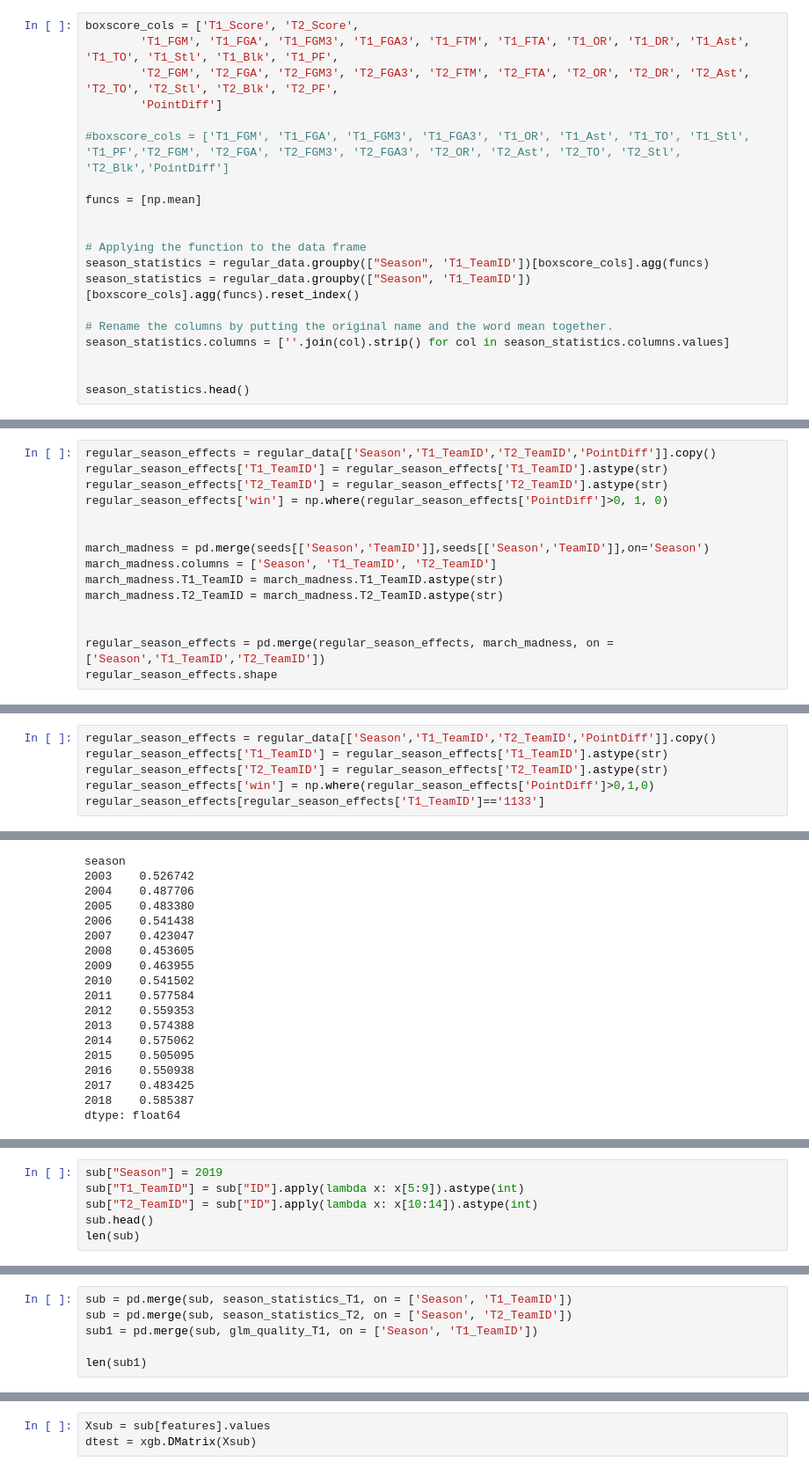
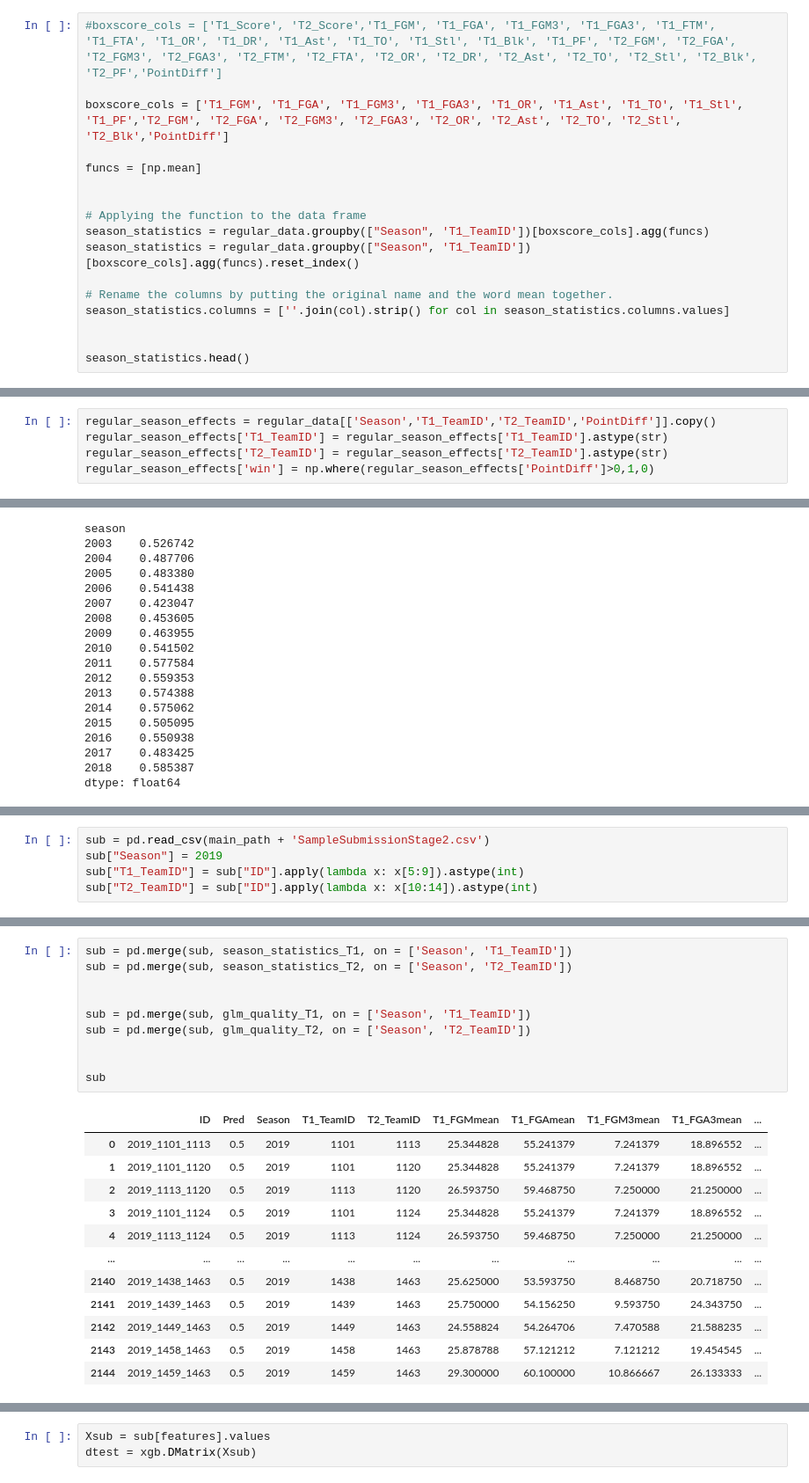
Before and after one commit to YT-Hwang/Kaggle_Competion, a Jupyter notebook: Google Cloud & NCAA® ML Competition 2020-NCAAM/Reference/paris madness.ipynb, the cells around one changed output, grey strips where cells are left out. Shown at 88% size. Saved outputs shown, nothing was run; the diff lists cells and outputs as text.

```diff
--- a/Google Cloud & NCAA® ML Competition 2020-NCAAM/Reference/paris madness.ipynb
+++ b/Google Cloud & NCAA® ML Competition 2020-NCAAM/Reference/paris madness.ipynb
@@ -59,12 +74,9 @@ tourney_data = prepare_data(tourney_results)
 # %% [markdown]
 # Feature Engineering
 # %%
-boxscore_cols = ['T1_Score', 'T2_Score',
-        'T1_FGM', 'T1_FGA', 'T1_FGM3', 'T1_FGA3', 'T1_FTM', 'T1_FTA', 'T1_OR', 'T1_DR', 'T1_Ast', 'T1_TO', 'T1_Stl', 'T1_Blk', 'T1_PF',
-        'T2_FGM', 'T2_FGA', 'T2_FGM3', 'T2_FGA3', 'T2_FTM', 'T2_FTA', 'T2_OR', 'T2_DR', 'T2_Ast', 'T2_TO', 'T2_Stl', 'T2_Blk', 'T2_PF',
-        'PointDiff']
+#boxscore_cols = ['T1_Score', 'T2_Score','T1_FGM', 'T1_FGA', 'T1_FGM3', 'T1_FGA3', 'T1_FTM', 'T1_FTA', 'T1_OR', 'T1_DR', 'T1_Ast', 'T1_TO', 'T1_Stl', 'T1_Blk', 'T1_PF', 'T2_FGM', 'T2_FGA', 'T2_FGM3', 'T2_FGA3', 'T2_FTM', 'T2_FTA', 'T2_OR', 'T2_DR', 'T2_Ast', 'T2_TO', 'T2_Stl', 'T2_Blk', 'T2_PF','PointDiff']
 
-#boxscore_cols = ['T1_FGM', 'T1_FGA', 'T1_FGM3', 'T1_FGA3', 'T1_OR', 'T1_Ast', 'T1_TO', 'T1_Stl', 'T1_PF','T2_FGM', 'T2_FGA', 'T2_FGM3', 'T2_FGA3', 'T2_OR', 'T2_Ast', 'T2_TO', 'T2_Stl', 'T2_Blk','PointDiff']
+boxscore_cols = ['T1_FGM', 'T1_FGA', 'T1_FGM3', 'T1_FGA3', 'T1_OR', 'T1_Ast', 'T1_TO', 'T1_Stl', 'T1_PF','T2_FGM', 'T2_FGA', 'T2_FGM3', 'T2_FGA3', 'T2_OR', 'T2_Ast', 'T2_TO', 'T2_Stl', 'T2_Blk','PointDiff']
 
 funcs = [np.mean]
 
@@ -138,14 +150,4 @@ tourney_data = pd.merge(tourney_data, last14days_stats_T2, on = ['Season', 'T2_T
 regular_season_effects = regular_data[['Season','T1_TeamID','T2_TeamID','PointDiff']].copy()
 regular_season_effects['T1_TeamID'] = regular_season_effects['T1_TeamID'].astype(str)
 regular_season_effects['T2_TeamID'] = regular_season_effects['T2_TeamID'].astype(str)
-regular_season_effects['win'] = np.where(regular_season_effects['PointDiff']>0, 1, 0)
-
-
-march_madness = pd.merge(seeds[['Season','TeamID']],seeds[['Season','TeamID']],on='Season')
-march_madness.columns = ['Season', 'T1_TeamID', 'T2_TeamID']
-march_madness.T1_TeamID = march_madness.T1_TeamID.astype(str)
-march_madness.T2_TeamID = march_madness.T2_TeamID.astype(str)
-
-
-regular_season_effects = pd.merge(regular_season_effects, march_madness, on = ['Season','T1_TeamID','T2_TeamID'])
-regular_season_effects.shape
+regular_season_effects['win'] = np.where(regular_season_effects['PointDiff']>0,1,0)
@@ -154,6 +153,0 @@ regular_season_effects.shape
-# %%
-regular_season_effects = regular_data[['Season','T1_TeamID','T2_TeamID','PointDiff']].copy()
-regular_season_effects['T1_TeamID'] = regular_season_effects['T1_TeamID'].astype(str)
-regular_season_effects['T2_TeamID'] = regular_season_effects['T2_TeamID'].astype(str)
-regular_season_effects['win'] = np.where(regular_season_effects['PointDiff']>0,1,0)
-regular_season_effects[regular_season_effects['T1_TeamID']=='1133']
@@ -579,6 +527,5 @@ len(sub)
 # %%
+sub = pd.read_csv(main_path + 'SampleSubmissionStage2.csv')
 sub["Season"] = 2019
 sub["T1_TeamID"] = sub["ID"].apply(lambda x: x[5:9]).astype(int)
 sub["T2_TeamID"] = sub["ID"].apply(lambda x: x[10:14]).astype(int)
-sub.head()
-len(sub)
@@ -627,7 +532,23 @@ glm_quality_T1[glm_quality_T1['T1_TeamID'] == 1133]
 # %%
 sub = pd.merge(sub, season_statistics_T1, on = ['Season', 'T1_TeamID'])
 sub = pd.merge(sub, season_statistics_T2, on = ['Season', 'T2_TeamID'])
-sub1 = pd.merge(sub, glm_quality_T1, on = ['Season', 'T1_TeamID'])
 
-len(sub1)
+
+sub = pd.merge(sub, glm_quality_T1, on = ['Season', 'T1_TeamID'])
+sub = pd.merge(sub, glm_quality_T2, on = ['Season', 'T2_TeamID'])
+
+
+sub
 # %% [output]
+|  | ID | Pred | Season | T1_TeamID | T2_TeamID | T1_FGMmean | T1_FGAmean | T1_FGM3mean | T1_FGA3mean | ... |
+| 0 | 2019_1101_1113 | 0.5 | 2019 | 1101 | 1113 | 25.344828 | 55.241379 | 7.241379 | 18.896552 | ... |
+| 1 | 2019_1101_1120 | 0.5 | 2019 | 1101 | 1120 | 25.344828 | 55.241379 | 7.241379 | 18.896552 | ... |
+| 2 | 2019_1113_1120 | 0.5 | 2019 | 1113 | 1120 | 26.593750 | 59.468750 | 7.250000 | 21.250000 | ... |
+| 3 | 2019_1101_1124 | 0.5 | 2019 | 1101 | 1124 | 25.344828 | 55.241379 | 7.241379 | 18.896552 | ... |
+| 4 | 2019_1113_1124 | 0.5 | 2019 | 1113 | 1124 | 26.593750 | 59.468750 | 7.250000 | 21.250000 | ... |
+| ... | ... | ... | ... | ... | ... | ... | ... | ... | ... | ... |
+| 2140 | 2019_1438_1463 | 0.5 | 2019 | 1438 | 1463 | 25.625000 | 53.593750 | 8.468750 | 20.718750 | ... |
+| 2141 | 2019_1439_1463 | 0.5 | 2019 | 1439 | 1463 | 25.750000 | 54.156250 | 9.593750 | 24.343750 | ... |
+| 2142 | 2019_1449_1463 | 0.5 | 2019 | 1449 | 1463 | 24.558824 | 54.264706 | 7.470588 | 21.588235 | ... |
+| 2143 | 2019_1458_1463 | 0.5 | 2019 | 1458 | 1463 | 25.878788 | 57.121212 | 7.121212 | 19.454545 | ... |
+| 2144 | 2019_1459_1463 | 0.5 | 2019 | 1459 | 1463 | 29.300000 | 60.100000 | 10.866667 | 26.133333 | ... |
```
Also changed, not shown: parts of 18 cells of this notebook, 1 other file.
